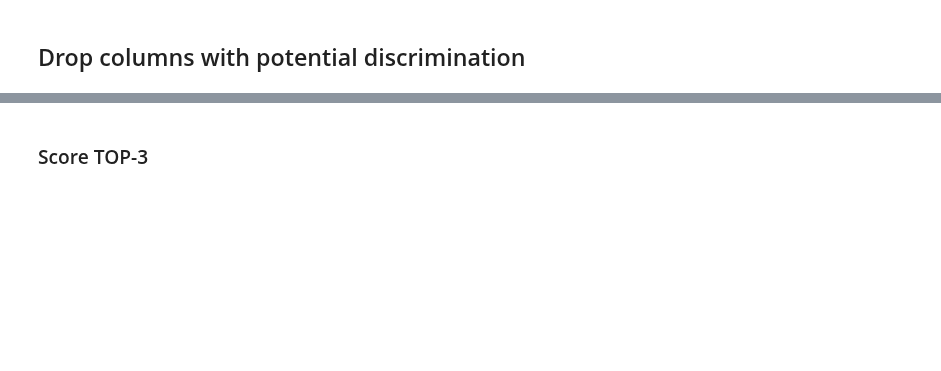
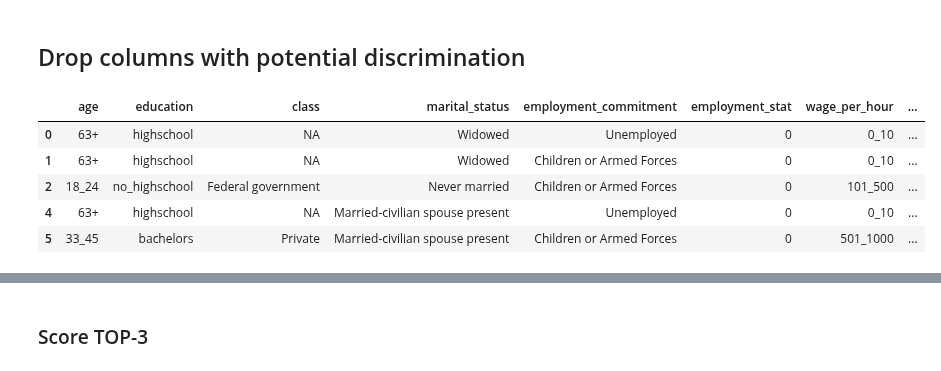
Before and after one commit to hanksnowdon/DataMiningProject, a Jupyter notebook: notebooks/04_ML_Production_1.ipynb, the cells around one changed output, grey strips where cells are left out. Drawn from its saved outputs; the diff is of its cells as text; code cells hidden in the pictures; blank space fills up the shorter version.

```diff
--- a/notebooks/04_ML_Production_1.ipynb
+++ b/notebooks/04_ML_Production_1.ipynb
@@ -26,6 +26,15 @@ data.head()
 # %%
 drop_col = ['gender','race','is_hispanic']
 data = data.drop(drop_col, axis=1)
+# %%
+data.head()
+# %% [output]
+|  | age | education | class | marital_status | employment_commitment | employment_stat | wage_per_hour | ... |
+| 0 | 63+ | highschool | NA | Widowed | Unemployed | 0 | 0_10 | ... |
+| 1 | 63+ | highschool | NA | Widowed | Children or Armed Forces | 0 | 0_10 | ... |
+| 2 | 18_24 | no_highschool | Federal government | Never married | Children or Armed Forces | 0 | 101_500 | ... |
+| 4 | 63+ | highschool | NA | Married-civilian spouse present | Unemployed | 0 | 0_10 | ... |
+| 5 | 33_45 | bachelors | Private | Married-civilian spouse present | Children or Armed Forces | 0 | 501_1000 | ... |
 # %%
 from sklearn.model_selection import RandomizedSearchCV, train_test_split
 # %%
```
Also changed, not shown: parts of 29 cells of this notebook, 3 other files.
